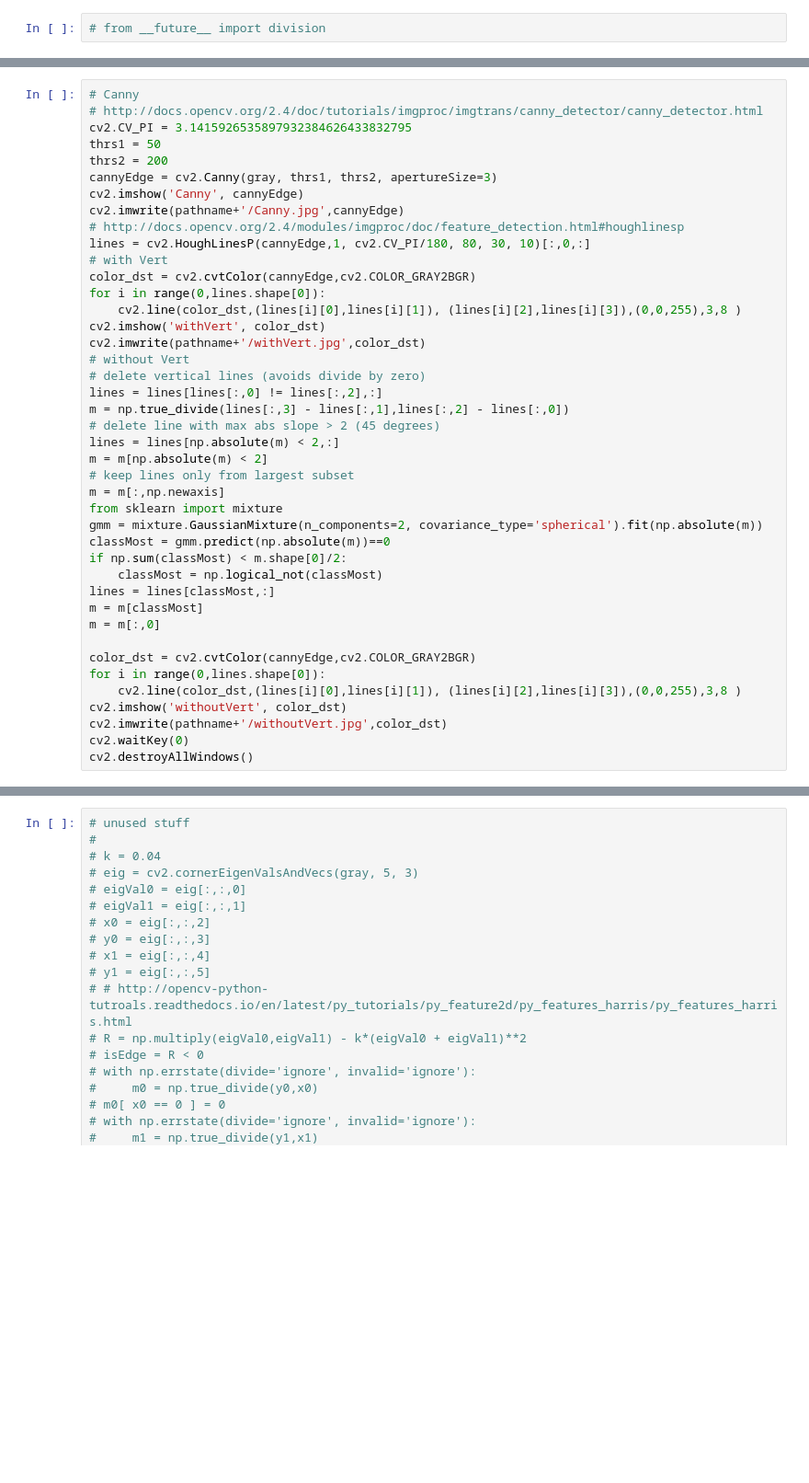
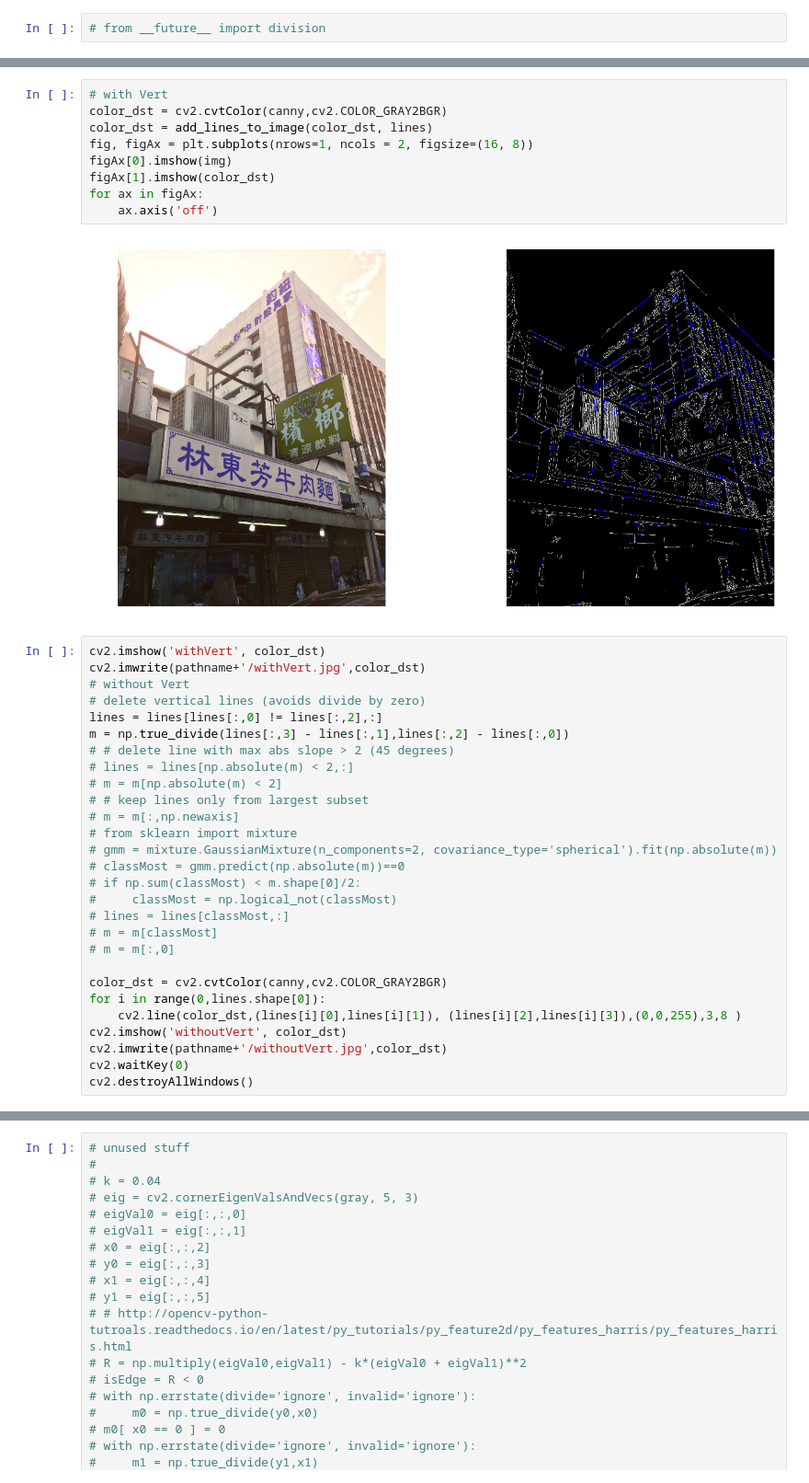
Before and after one commit to peterboord/flask_stuff, a Jupyter notebook: maxvp/app/rectifyImage.ipynb, the cells around one changed output, grey strips where cells are left out. Shown at 92% size. Cells and saved outputs as stored; diff of their text form; blank space fills up the shorter version.

```diff
--- a/maxvp/app/rectifyImage.ipynb
+++ b/maxvp/app/rectifyImage.ipynb
@@ -15,39 +80,36 @@ H, W
+# %%
+# with Vert
+color_dst = cv2.cvtColor(canny,cv2.COLOR_GRAY2BGR)
+color_dst = add_lines_to_image(color_dst, lines)
+fig, figAx = plt.subplots(nrows=1, ncols = 2, figsize=(16, 8))
+figAx[0].imshow(img)
+figAx[1].imshow(color_dst)
+for ax in figAx:
+    ax.axis('off')
+# %% [output]
+[figure, added]
 # %%
-# Canny
-# http://docs.opencv.org/2.4/doc/tutorials/imgproc/imgtrans/canny_detector/canny_detector.html
-cv2.CV_PI = 3.1415926535897932384626433832795
-thrs1 = 50
-thrs2 = 200
-cannyEdge = cv2.Canny(gray, thrs1, thrs2, apertureSize=3)
-cv2.imshow('Canny', cannyEdge)
-cv2.imwrite(pathname+'/Canny.jpg',cannyEdge)
-# http://docs.opencv.org/2.4/modules/imgproc/doc/feature_detection.html#houghlinesp
-lines = cv2.HoughLinesP(cannyEdge,1, cv2.CV_PI/180, 80, 30, 10)[:,0,:]
-# with Vert
-color_dst = cv2.cvtColor(cannyEdge,cv2.COLOR_GRAY2BGR)
-for i in range(0,lines.shape[0]):
-    cv2.line(color_dst,(lines[i][0],lines[i][1]), (lines[i][2],lines[i][3]),(0,0,255),3,8 )
 cv2.imshow('withVert', color_dst)
 cv2.imwrite(pathname+'/withVert.jpg',color_dst)
 # without Vert
 # delete vertical lines (avoids divide by zero)
 lines = lines[lines[:,0] != lines[:,2],:]
 m = np.true_divide(lines[:,3] - lines[:,1],lines[:,2] - lines[:,0])
-# delete line with max abs slope > 2 (45 degrees)
-lines = lines[np.absolute(m) < 2,:]
-m = m[np.absolute(m) < 2]
-# keep lines only from largest subset
-m = m[:,np.newaxis]
-from sklearn import mixture
-gmm = mixture.GaussianMixture(n_components=2, covariance_type='spherical').fit(np.absolute(m))
-classMost = gmm.predict(np.absolute(m))==0
-if np.sum(classMost) < m.shape[0]/2:
-    classMost = np.logical_not(classMost)
-lines = lines[classMost,:]
-m = m[classMost]
-m = m[:,0]
+# # delete line with max abs slope > 2 (45 degrees)
+# lines = lines[np.absolute(m) < 2,:]
+# m = m[np.absolute(m) < 2]
+# # keep lines only from largest subset
+# m = m[:,np.newaxis]
+# from sklearn import mixture
+# gmm = mixture.GaussianMixture(n_components=2, covariance_type='spherical').fit(np.absolute(m))
+# classMost = gmm.predict(np.absolute(m))==0
+# if np.sum(classMost) < m.shape[0]/2:
+#     classMost = np.logical_not(classMost)
+# lines = lines[classMost,:]
+# m = m[classMost]
+# m = m[:,0]
 
-color_dst = cv2.cvtColor(cannyEdge,cv2.COLOR_GRAY2BGR)
+color_dst = cv2.cvtColor(canny,cv2.COLOR_GRAY2BGR)
 for i in range(0,lines.shape[0]):
     cv2.line(color_dst,(lines[i][0],lines[i][1]), (lines[i][2],lines[i][3]),(0,0,255),3,8 )
 cv2.imshow('withoutVert', color_dst)
```
Also changed, not shown: parts of 9 cells of this notebook, 30 other files.
